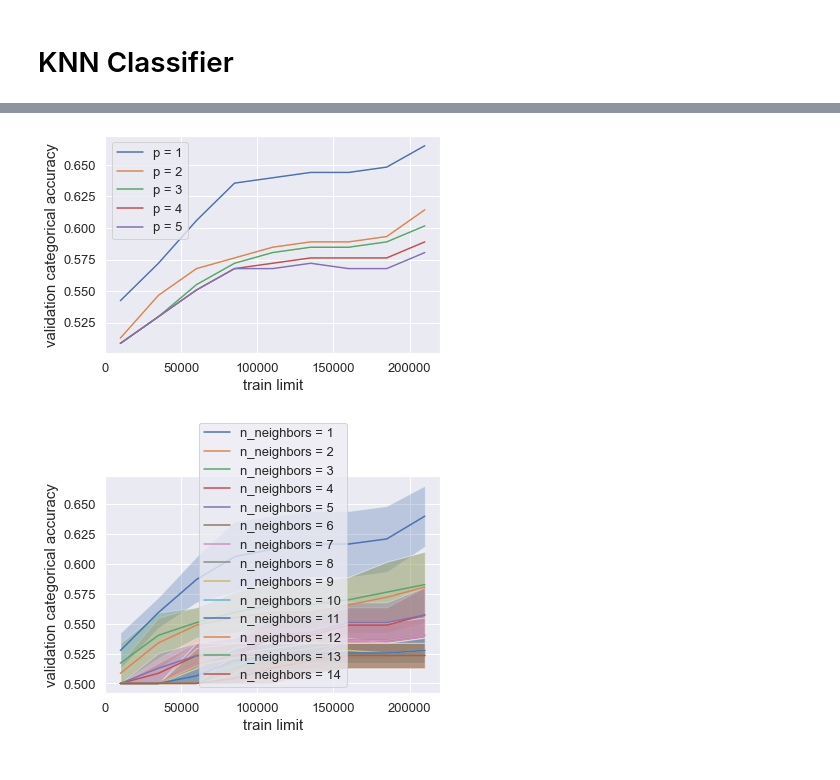
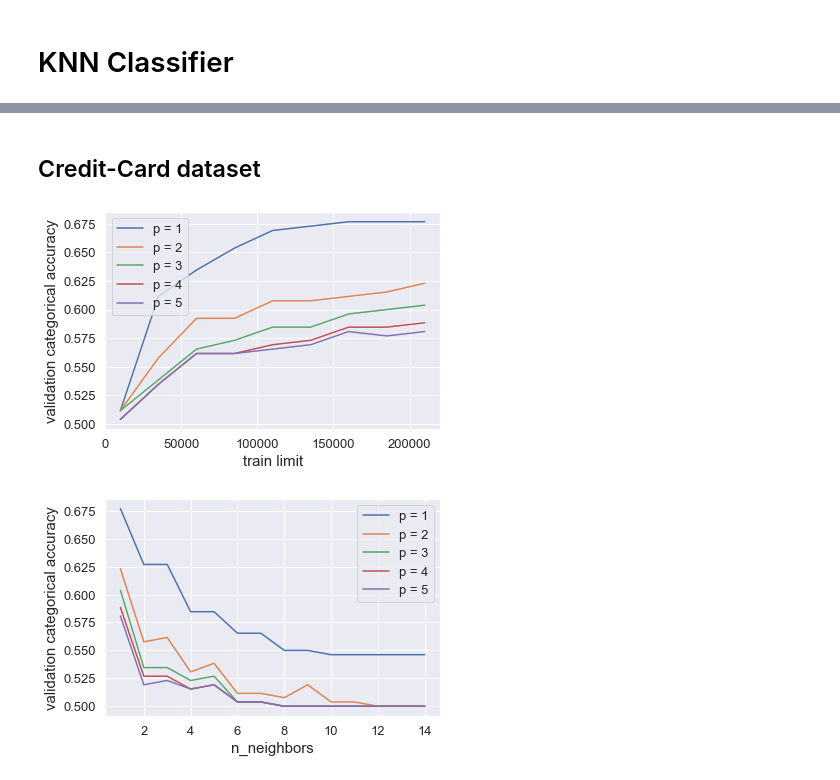
Before and after one commit to Sevla8/CS-7641_Machine-Learning, a Jupyter notebook: SL/scripts/knn.ipynb, the cells around one changed output, grey strips where cells are left out. Cells and saved outputs as stored; diff of their text form; code cells hidden in the pictures.

```diff
--- a/SL/scripts/knn.ipynb
+++ b/SL/scripts/knn.ipynb
@@ -74,0 +83,6 @@ def run(data_set_name):
+# %%
+data_set_name = "gender"
+with open("../stats/knn_" + data_set_name + "_dict.pikle", 'rb') as handle:
+	dds = pickle.load(handle)
+with open("../stats/knn_" + data_set_name + "_dict_indexes.pikle", 'rb') as handle:
+	ddis = pickle.load(handle)
@@ -75,3 +131,5 @@ def run(data_set_name):
+# %% [markdown]
+## Credit-Card dataset
 # %%
 data_set_name = "creditcard"
 with open("../stats/knn_" + data_set_name + "_dict.pikle", 'rb') as handle:
@@ -80,8 +138,11 @@ with open("../stats/knn_" + data_set_name + "_dict_indexes.pikle", 'rb') as hand
 	ddi = pickle.load(handle)
 # %%
 cd = consolidate_dict_data(
-	dd, consolidate_argx=ddi['train_limit'], argx_name='train_limit',
-	consolidate_argy=ddi['score_type'], argy_name='score',
+	dd,
+	consolidate_argx=ddi['train_limit'],
+	argx_name='train_limit',
+	consolidate_argy=ddi['score_type'],
+	argy_name='score',
 	consolidate_argz=ddi['p'],
 	filters=[(ddi['n_neighbors'], 1)]
 )
@@ -92,27 +153,28 @@ for a, d in cd.items():
 plt.ylabel('validation categorical accuracy')
 plt.xlabel('train limit')
 plt.legend()
-#plt.title("Evolution of acuracy acording to the number of training examples")
 plt.savefig("../graphics/knn_creditcard_train_limit.png")
 plt.show()
 # %% [output]
-[figure, old version]
+[figure, new version]
 # %%
 cd = consolidate_dict_data(
-	dd, consolidate_argx=ddi['train_limit'], argx_name='train_limit',
-	consolidate_argy=ddi['score_type'], argy_name='score',
-	consolidate_argz=ddi['n_neighbors'],
-	filters=[(ddi['p'], [1,2])]
+	dd,
+	consolidate_argx=ddi['n_neighbors'],
+	argx_name='n_neighbors',
+	consolidate_argy=ddi['score_type'],
+	argy_name='score',
+	consolidate_argz=ddi['p'],
+	filters=[(ddi['train_limit'], 210000)]
 )
 plt.figure()
 for a, d in cd.items():
-	plt.plot(d.get('train_limit'),d.get('median'), label='n_neighbors = '+str(a))
-	plt.fill_between(d.get('train_limit'), d.get('mean') - d.get('std'), d.get('mean') + d.get('std'), alpha=0.3)
+	plt.plot(d.get('n_neighbors'),d.get('median'), label='p = ' + str(a))
+	plt.fill_between(d.get('n_neighbors'), d.get('mean') - d.get('std'), d.get('mean') + d.get('std'), alpha=0.3)
 plt.ylabel('validation categorical accuracy')
-plt.xlabel('train limit')
+plt.xlabel('n_neighbors')
 plt.legend()
-#plt.title("Evolution of acuracy acording to the number of training examples")
-#plt.savefig("../graphics/knn_creditcard_train_limit.png")
+plt.savefig("../graphics/knn_creditcard_neighbors.png")
 plt.show()
 # %% [output]
-[figure, old version]
+[figure, new version]
```
Also changed, not shown: parts of 9 cells of this notebook, 34 other files.
